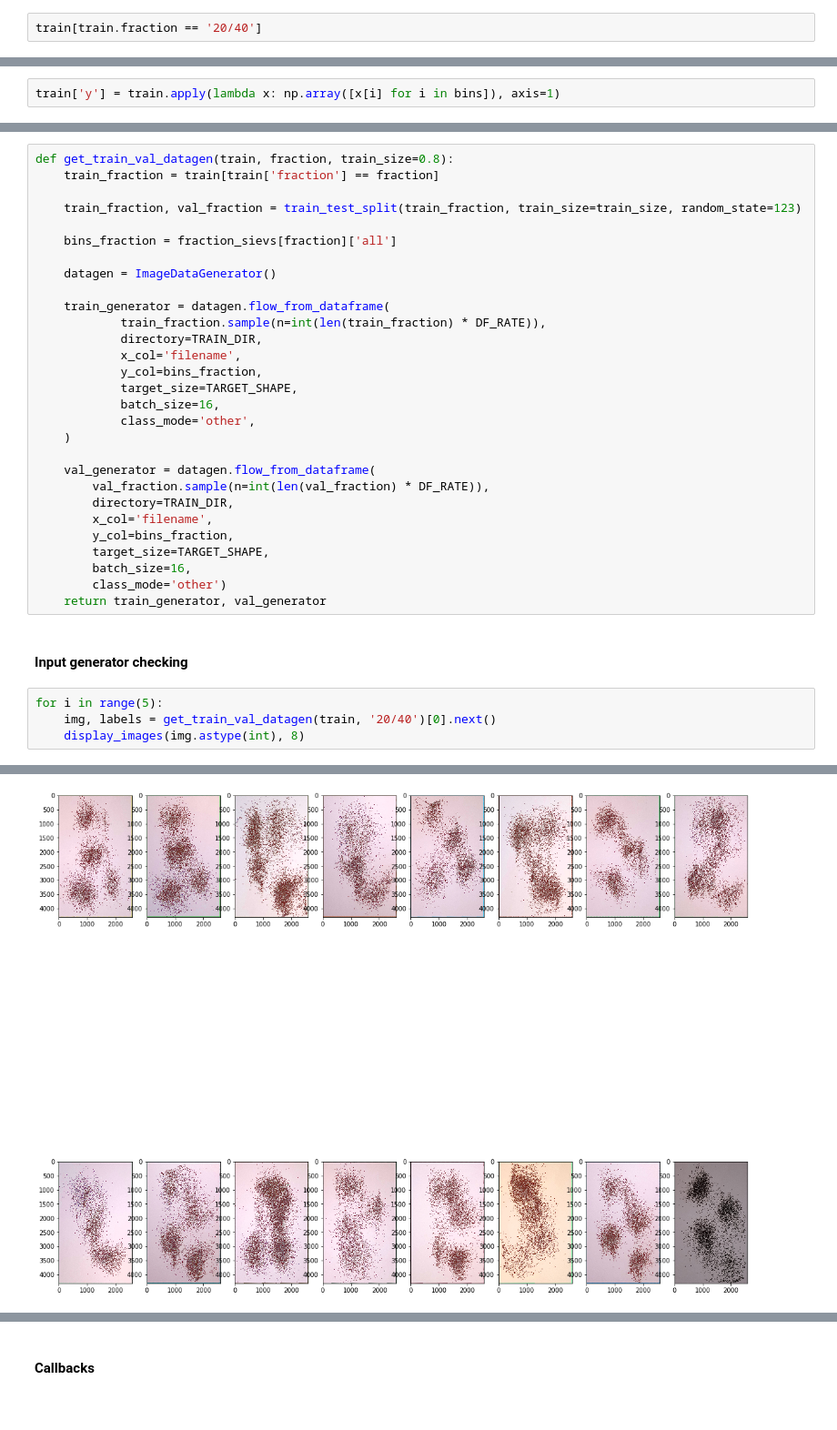
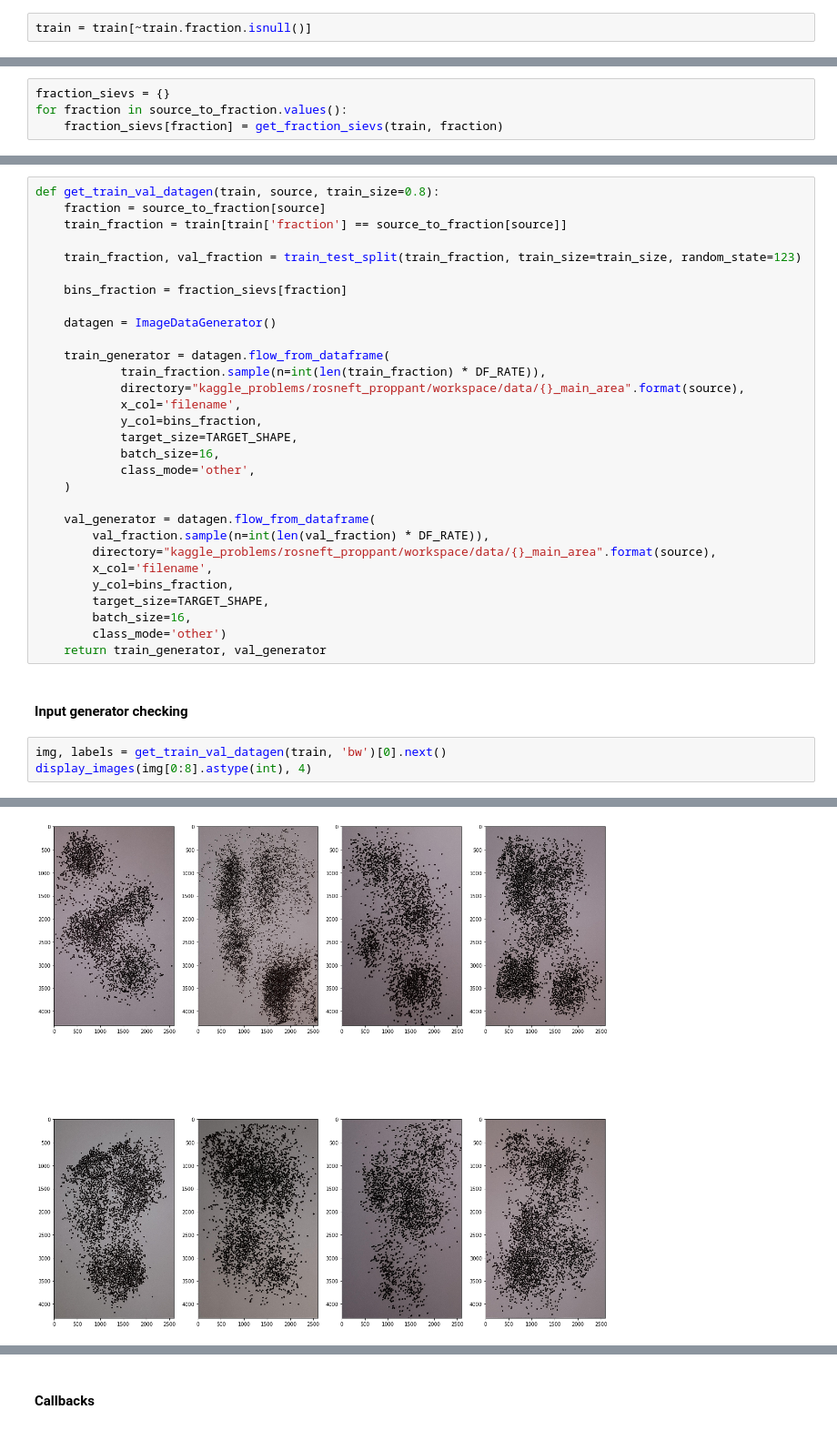
Before and after one commit to skrydg/ml, a Jupyter notebook: kaggle_problems/rosneft_proppant/cnn_try.ipynb, the cells around one changed output, grey strips where cells are left out. Shown at 91% size. Cells and saved outputs as stored; diff of their text form.

```diff
--- a/kaggle_problems/rosneft_proppant/cnn_try.ipynb
+++ b/kaggle_problems/rosneft_proppant/cnn_try.ipynb
@@ -51,2 +73,2 @@ print(fractions)
 # %%
-train[train.fraction == '20/40']
+train = train[~train.fraction.isnull()]
@@ -74,8 +77,10 @@ for i in bins:
     train = train[~train[i].isnull()]
 
 train["filename"] = train['ImageId'].astype(str) + '.jpg'
-# %%
-train['y'] = train.apply(lambda x: np.array([x[i] for i in bins]), axis=1)
+# %%
+fraction_sievs = {}
+for fraction in source_to_fraction.values():
+    fraction_sievs[fraction] = get_fraction_sievs(train, fraction)
 # %% [markdown]
 ### Model
 # %%
@@ -116,18 +121,19 @@ class BinsExtraction(Model):
 # %% [markdown]
 #### Train Input Generator
 # %%
-def get_train_val_datagen(train, fraction, train_size=0.8):
-    train_fraction = train[train['fraction'] == fraction]
+def get_train_val_datagen(train, source, train_size=0.8):
+    fraction = source_to_fraction[source]
+    train_fraction = train[train['fraction'] == source_to_fraction[source]]
 
     train_fraction, val_fraction = train_test_split(train_fraction, train_size=train_size, random_state=123)
 
-    bins_fraction = fraction_sievs[fraction]['all']
+    bins_fraction = fraction_sievs[fraction]
 
     datagen = ImageDataGenerator()
 
     train_generator = datagen.flow_from_dataframe(
             train_fraction.sample(n=int(len(train_fraction) * DF_RATE)),
-            directory=TRAIN_DIR,
+            directory="kaggle_problems/rosneft_proppant/workspace/data/{}_main_area".format(source),
             x_col='filename',
             y_col=bins_fraction,
             target_size=TARGET_SHAPE,
@@ -137,7 +143,7 @@ def get_train_val_datagen(train, fraction, train_size=0.8):
 
     val_generator = datagen.flow_from_dataframe(
         val_fraction.sample(n=int(len(val_fraction) * DF_RATE)),
-        directory=TRAIN_DIR,
+        directory="kaggle_problems/rosneft_proppant/workspace/data/{}_main_area".format(source),
         x_col='filename',
         y_col=bins_fraction,
         target_size=TARGET_SHAPE,
@@ -147,7 +153,6 @@ def get_train_val_datagen(train, fraction, train_size=0.8):
 # %% [markdown]
 #### Input generator checking
 # %%
-for i in range(5):
-    img, labels = get_train_val_datagen(train, '20/40')[0].next()
-    display_images(img.astype(int), 8)
+img, labels = get_train_val_datagen(train, 'bw')[0].next()
+display_images(img[0:8].astype(int), 4)
 # %% [output]
@@ -156 +161 @@ Found 18 validated image filenames.
-[figure, old version]
+[figure, new version]
```
Also changed, not shown: parts of 15 cells of this notebook, 3 other files.
